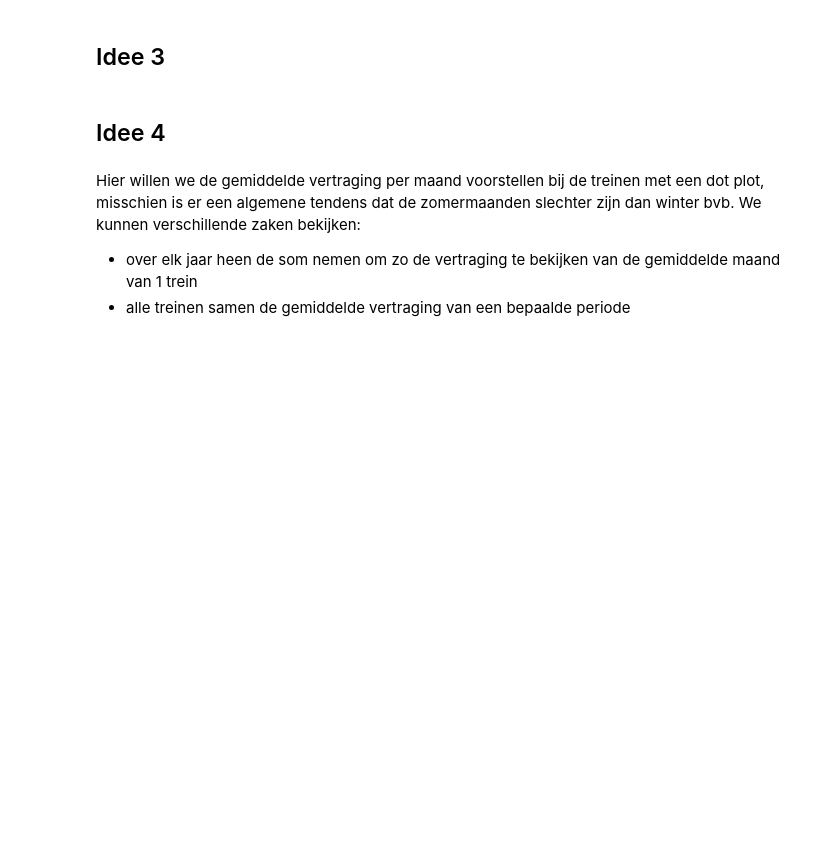
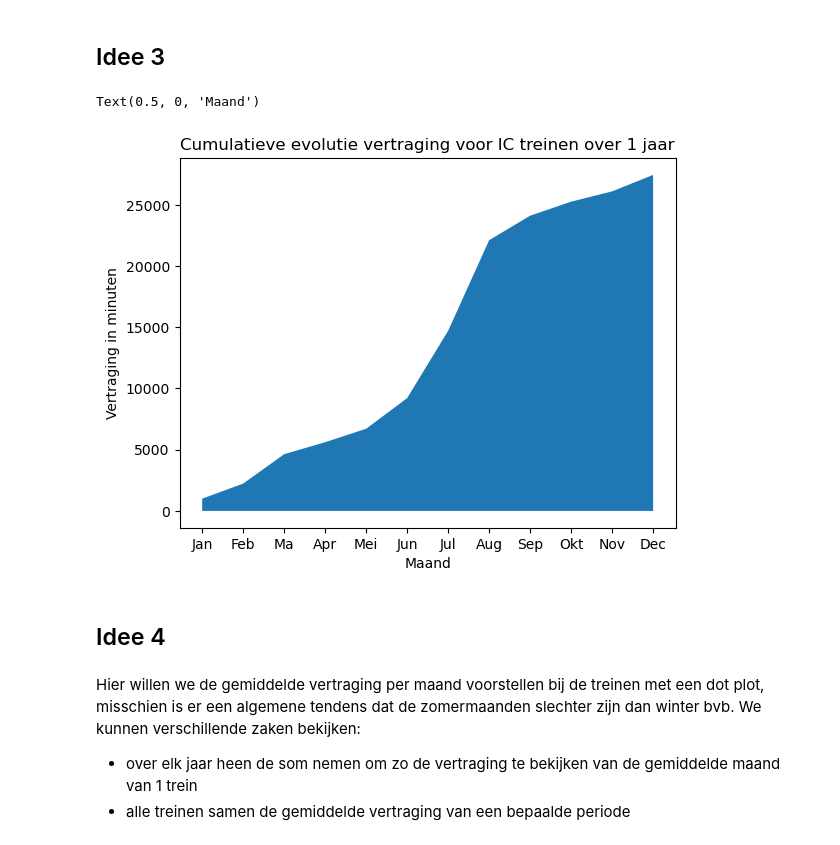
Before and after one commit to Datavisualiatie-UGent/project-dv25-6, a Jupyter notebook: ideas/example_graphs.ipynb, the cells around one changed output. Drawn from its saved outputs; the diff is of its cells as text; code cells hidden in the pictures; blank space fills up the shorter version.

```diff
--- a/ideas/example_graphs.ipynb
+++ b/ideas/example_graphs.ipynb
@@ -49,3 +65,20 @@ plt.show()
+# %%
+# fake data
+months = ["Jan", "Feb", "Ma", "Apr", "Mei", "Jun", "Jul", "Aug", "Sep", "Okt", "Nov", "Dec"]
+values_total = [1000, 1233, 2400, 980, 1100, 2500, 5500, 7400, 2000, 1145, 842, 1344]
+# %%
+cumulative = [values_total[0]]
+for i in range(1, len(values_total)):
+    cumulative.append(cumulative[i - 1] + values_total[i])
+
+
+plt.fill_between(months, cumulative)
+plt.title("Cumulatieve evolutie vertraging voor IC treinen over 1 jaar")
+plt.ylabel("Vertraging in minuten")
+plt.xlabel("Maand")
+# %% [output]
+Text(0.5, 0, 'Maand')
+[figure, added]
 # %% [markdown]
 ## Idee 4
 # %% [markdown]
```
Also changed, not shown: parts of 7 cells of this notebook, 1 other file.
